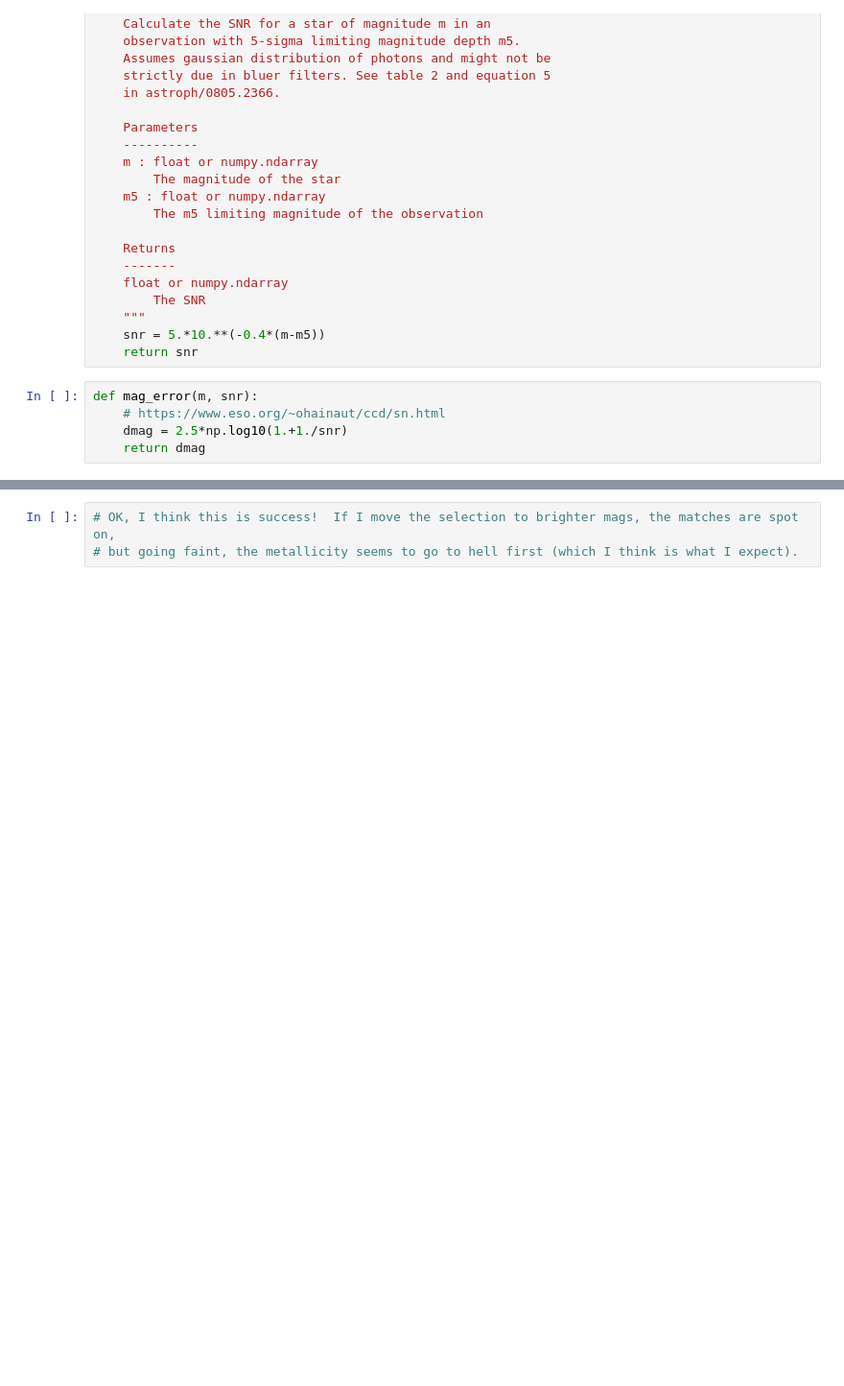
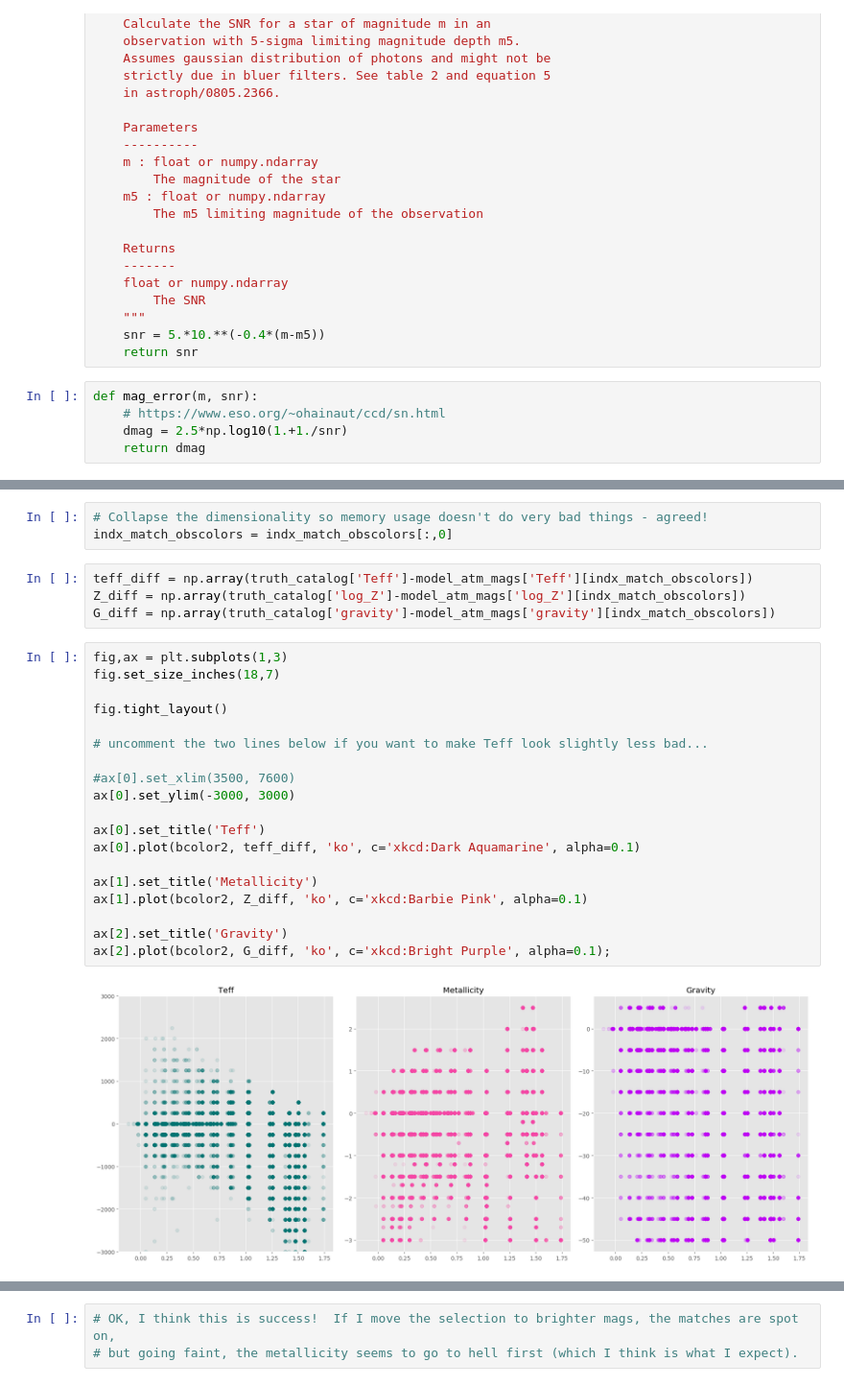
Before and after one commit to yoachim/LSST_narrowband, a Jupyter notebook: planting_trees_and_making_noise.ipynb, the cells around one changed output, grey strips where cells are left out. Shown at 96% size. Drawn from its saved outputs; the diff is of its cells as text; blank space fills up the shorter version.

```diff
--- a/planting_trees_and_making_noise.ipynb
+++ b/planting_trees_and_making_noise.ipynb
@@ -372,0 +251,28 @@ ack = plt.hist(residuals[selection], bins=20)
+# %%
+# Collapse the dimensionality so memory usage doesn't do very bad things - agreed!
+indx_match_obscolors = indx_match_obscolors[:,0]
+# %%
+teff_diff = np.array(truth_catalog['Teff']-model_atm_mags['Teff'][indx_match_obscolors])
+Z_diff = np.array(truth_catalog['log_Z']-model_atm_mags['log_Z'][indx_match_obscolors])
+G_diff = np.array(truth_catalog['gravity']-model_atm_mags['gravity'][indx_match_obscolors])
+# %%
+fig,ax = plt.subplots(1,3)
+fig.set_size_inches(18,7)
+
+fig.tight_layout()
+
+# uncomment the two lines below if you want to make Teff look slightly less bad...
+
+#ax[0].set_xlim(3500, 7600)
+ax[0].set_ylim(-3000, 3000)
+
+ax[0].set_title('Teff')
+ax[0].plot(bcolor2, teff_diff, 'ko', c='xkcd:Dark Aquamarine', alpha=0.1)
+
+ax[1].set_title('Metallicity')
+ax[1].plot(bcolor2, Z_diff, 'ko', c='xkcd:Barbie Pink', alpha=0.1)
+
+ax[2].set_title('Gravity')
+ax[2].plot(bcolor2, G_diff, 'ko', c='xkcd:Bright Purple', alpha=0.1);
+# %% [output]
+[figure, added]
```
Also changed, not shown: parts of 85 cells of this notebook, 1 other file.
